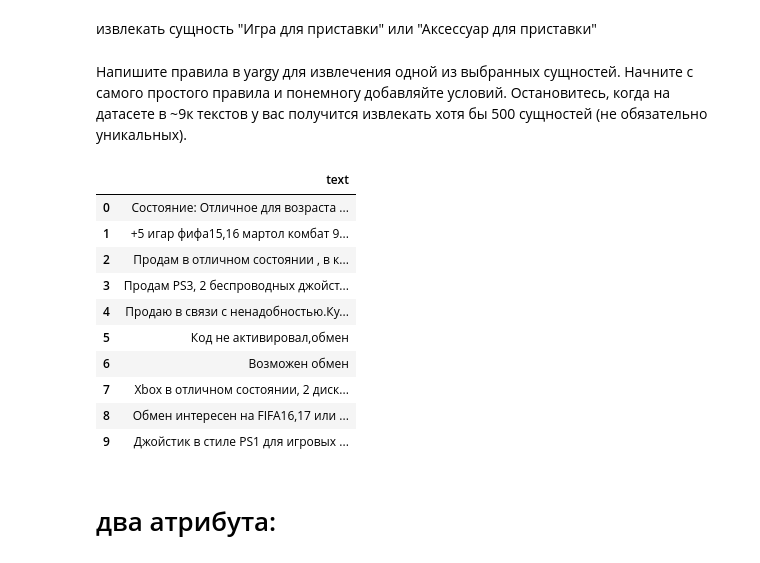
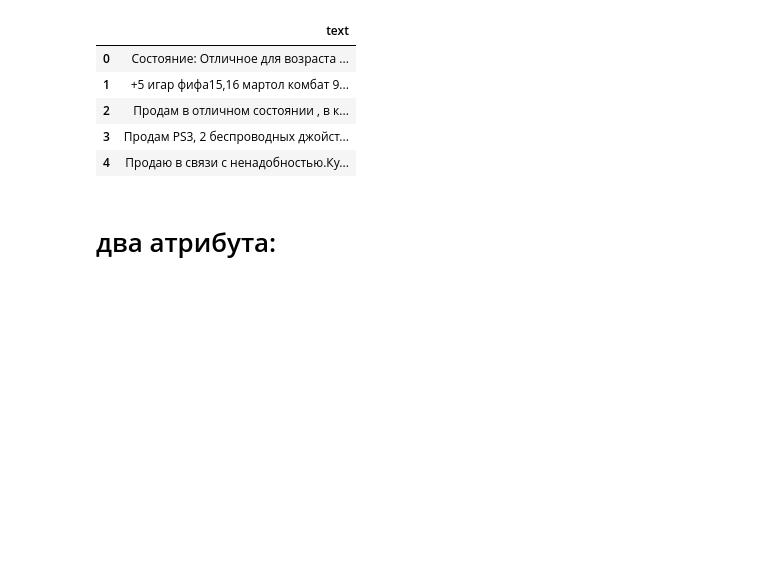
Before and after one commit to Yan-Weijia/CompLing, a Jupyter notebook: HW0401.ipynb, the cells around one changed output. Saved outputs shown, nothing was run; the diff lists cells and outputs as text; code cells hidden in the pictures; blank space fills up the shorter version.

```diff
--- a/HW0401.ipynb
+++ b/HW0401.ipynb
@@ -1,10 +1,5 @@
 # %% [markdown]
 <a href="https://colab.research.google.com/github/Yan-Weijia/CompLing/blob/master/HW0401.ipynb" target="_parent"><img src="https://colab.research.google.com/assets/colab-badge.svg" alt="Open In Colab"/></a>
-# %% [markdown]
-извлекать сущность "Игра для приставки" или "Аксессуар для приставки"
-# %% [markdown]
-Напишите правила в yargy для извлечения одной из выбранных сущностей. Начните с самого простого правила и понемногу добавляйте условий.
-Остановитесь, когда на датасете в ~9к текстов у вас получится извлекать хотя бы 500 сущностей (не обязательно уникальных).
 # %%
 import pandas as pd
 pd.set_option('display.max_colwidth', -1)
@@ -13,19 +8,14 @@ pd.set_option('display.max_colwidth', -1)
 # %%
 data = pd.read_csv('pristavki.csv', header=None, names=['text'])
 # %%
-data.head(10)
+data.head(5)
 # %% [output]
 |  | text |
 | 0 | Состояние: Отличное для возраста ... |
 | 1 | +5 игар фифа15,16 мартол комбат 9... |
 | 2 | Продам в отличном состоянии , в к... |
 | 3 | Продам PS3, 2 беспроводных джойст... |
 | 4 | Продаю в связи с ненадобностью.Ку... |
-| 5 | Код не активировал,обмен |
-| 6 | Возможен обмен |
-| 7 | Xbox в отличном состоянии, 2 диск... |
-| 8 | Обмен интересен на FIFA16,17 или ... |
-| 9 | Джойстик в стиле PS1 для игровых ... |
 # %%
 !pip install yargy
 # %%
```
Also changed, not shown: parts of 9 cells of this notebook.
